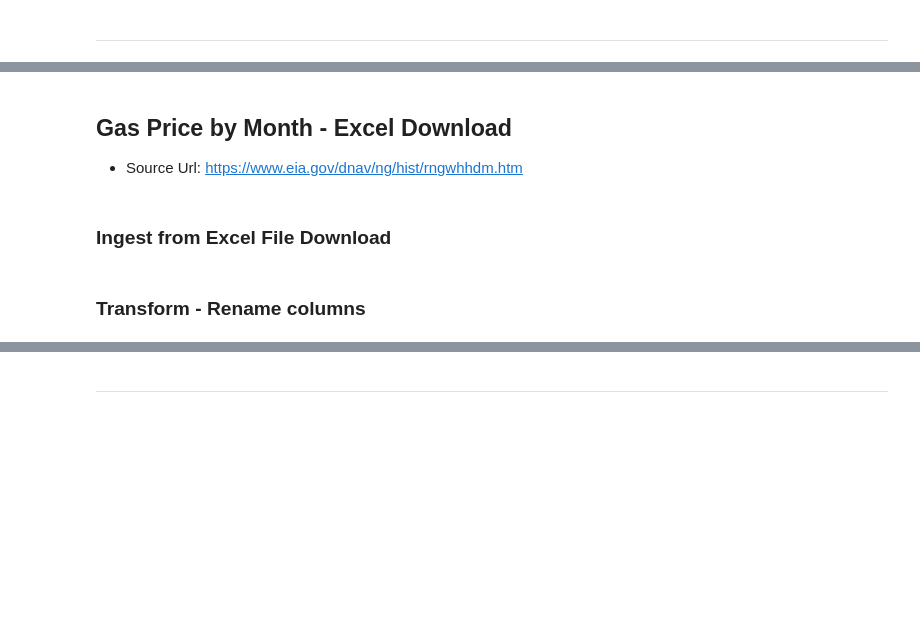
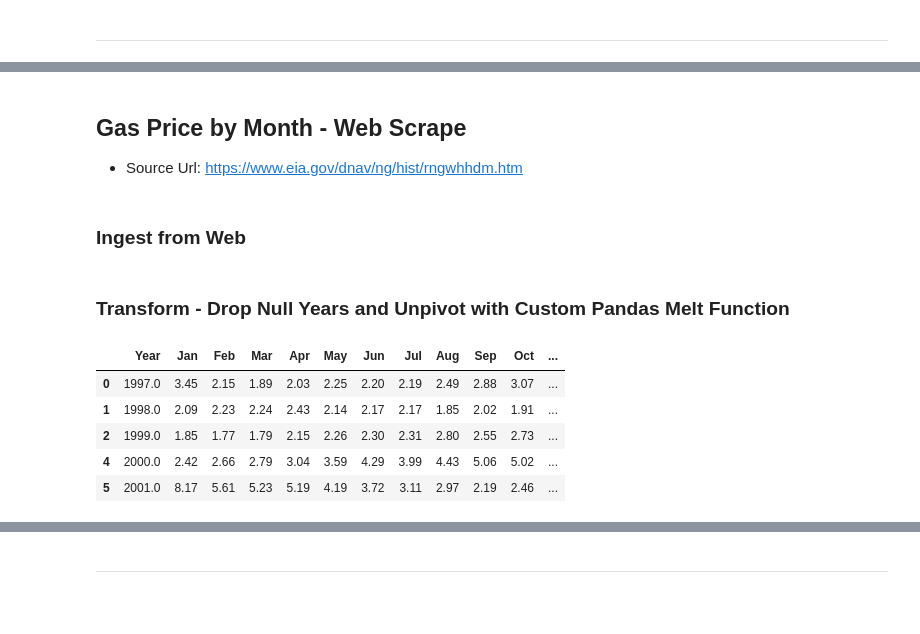
Before and after one commit to mishaun/PBT-Asset-Evaluation---Data-Analytics, a Jupyter notebook: 1. Ingest Data & Transform.ipynb, the cells around one changed output, grey strips where cells are left out. Cells and saved outputs as stored; diff of their text form; code cells hidden in the pictures; blank space fills up the shorter version.

```diff
--- a/1. Ingest Data & Transform.ipynb
+++ b/1. Ingest Data & Transform.ipynb
@@ -96,7 +113,7 @@ datetime.datetime(2021, 11, 1, 0, 0)
 # %%
 oilPricebyMonth.to_csv(f"{presentation_data_folder}/oil_prices/oil price by month.csv", index = False)
 # %% [markdown]
-## Gas Price by Month - Excel Download
+## Gas Price by Month - Web Scrape
 * Source Url: https://www.eia.gov/dnav/ng/hist/rngwhhdm.htm
 # %% [markdown]
-### Ingest from Excel File Download
+### Ingest from Web
@@ -105,2 +119,0 @@ gasPricebyMonth = pd.read_excel(f"{raw_data_folder}/gas_prices/RNGWHHDm.xls", sh
-# %% [markdown]
-### Transform - Rename columns
@@ -106,0 +122,12 @@ gasPricebyMonth = pd.read_excel(f"{raw_data_folder}/gas_prices/RNGWHHDm.xls", sh
+# %% [markdown]
+### Transform - Drop Null Years and Unpivot with Custom Pandas Melt Function
+# %%
+gasPricebyMonth.dropna(subset=["Year"], inplace = True)
+gasPricebyMonth.head()
+# %% [output]
+|  | Year | Jan | Feb | Mar | Apr | May | Jun | Jul | Aug | Sep | Oct | ... |
+| 0 | 1997.0 | 3.45 | 2.15 | 1.89 | 2.03 | 2.25 | 2.20 | 2.19 | 2.49 | 2.88 | 3.07 | ... |
+| 1 | 1998.0 | 2.09 | 2.23 | 2.24 | 2.43 | 2.14 | 2.17 | 2.17 | 1.85 | 2.02 | 1.91 | ... |
+| 2 | 1999.0 | 1.85 | 1.77 | 1.79 | 2.15 | 2.26 | 2.30 | 2.31 | 2.80 | 2.55 | 2.73 | ... |
+| 4 | 2000.0 | 2.42 | 2.66 | 2.79 | 3.04 | 3.59 | 4.29 | 3.99 | 4.43 | 5.06 | 5.02 | ... |
+| 5 | 2001.0 | 8.17 | 5.61 | 5.23 | 5.19 | 4.19 | 3.72 | 3.11 | 2.97 | 2.19 | 2.46 | ... |
```
Also changed, not shown: parts of 19 cells of this notebook, 9 other files.
